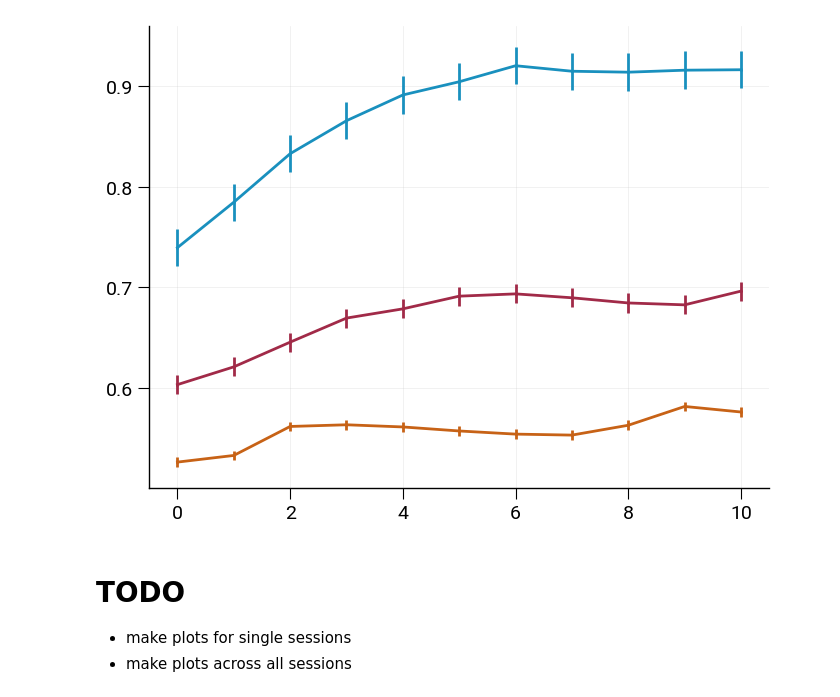
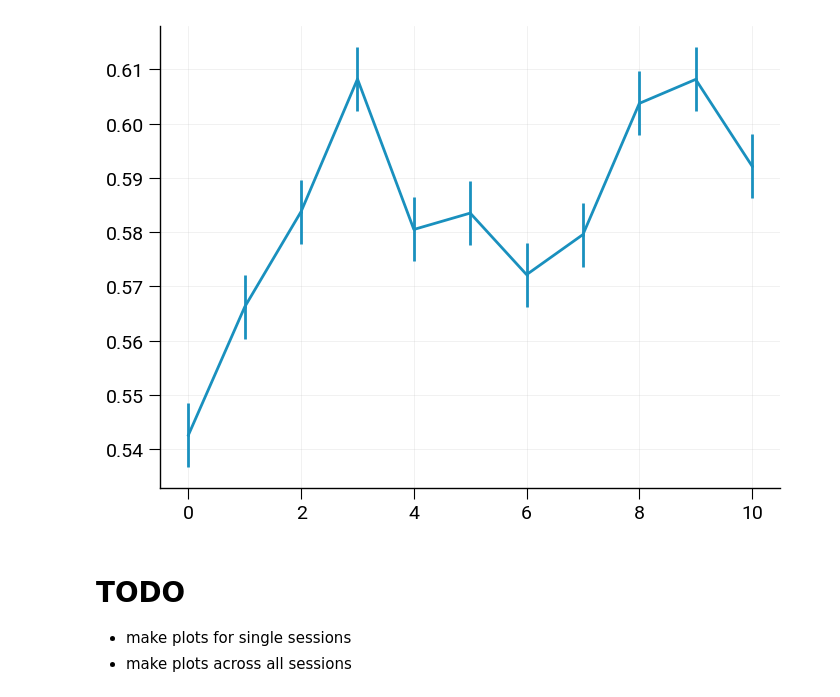
Before and after one commit to haenelt/odc, a Jupyter notebook: notebooks/decoding_profile.ipynb, the cells around one changed output. Cells and saved outputs as stored; diff of their text form; code cells hidden in the pictures.

```diff
--- a/notebooks/decoding_profile.ipynb
+++ b/notebooks/decoding_profile.ipynb
@@ -11,38 +11,43 @@ if module_path not in sys.path:
 plt.style.use(os.path.join(module_path, "src", "default.mplstyle"))
 
 subjects = ["p1", "p2", "p3", "p4", "p5"]
 
 DIR_DATA = "/data/pt_01880/Experiment1_ODC/paper/decoding"
 
 def _something(input):
 
     y_mean = []
     for subj in subjects:
         path = Path(DIR_DATA) / subj
         aha = path.glob(f"{input}*")
-        for i in aha:
-            file = i / "bandpass_none/accuracy.csv"
+        files = []
+        for i, f in enumerate(aha):
+            if i == 0:
+                continue
+            file = f / "bandpass_none/accuracy.csv"
+            files.append(file)
+
+        for file in files:
             data = np.genfromtxt(file, delimiter=',')
             nlayer = np.shape(data)[0]
 
             y = np.zeros(nlayer)
             for j in range(nlayer):
                 y[j] = np.mean(data[j, :])
-
 
             y_mean.append(y)
 
     y_mean = np.array(y_mean)
     y_mean = np.mean(y_mean, axis=0)
     y_sem = sem(y_mean, axis=0)
 
     plt.errorbar(np.arange(nlayer), y_mean, y_sem, fmt='.-')
 
 
-for f in ["G", "S", "V"]:
+for f in ["V"]:
     _something(f)
 # %% [output]
-[figure, old version]
+[figure, new version]
 # %% [markdown]
 # TODO
 - make plots for single sessions
```
Also changed, not shown: 9 other files.
